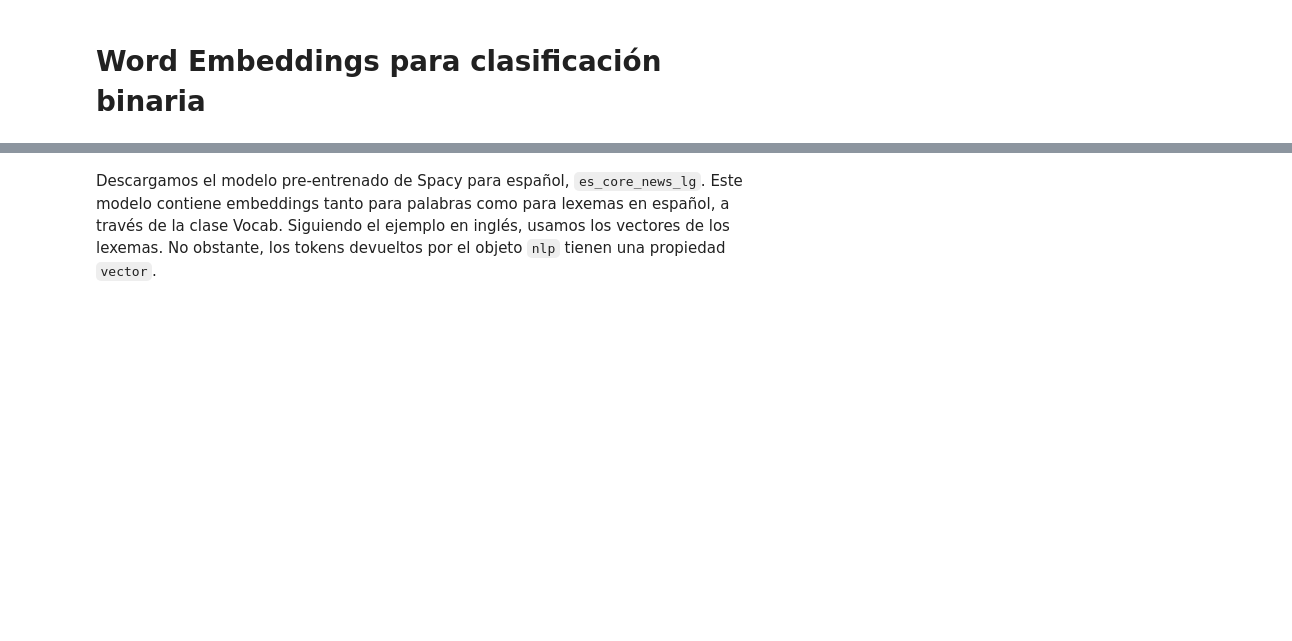
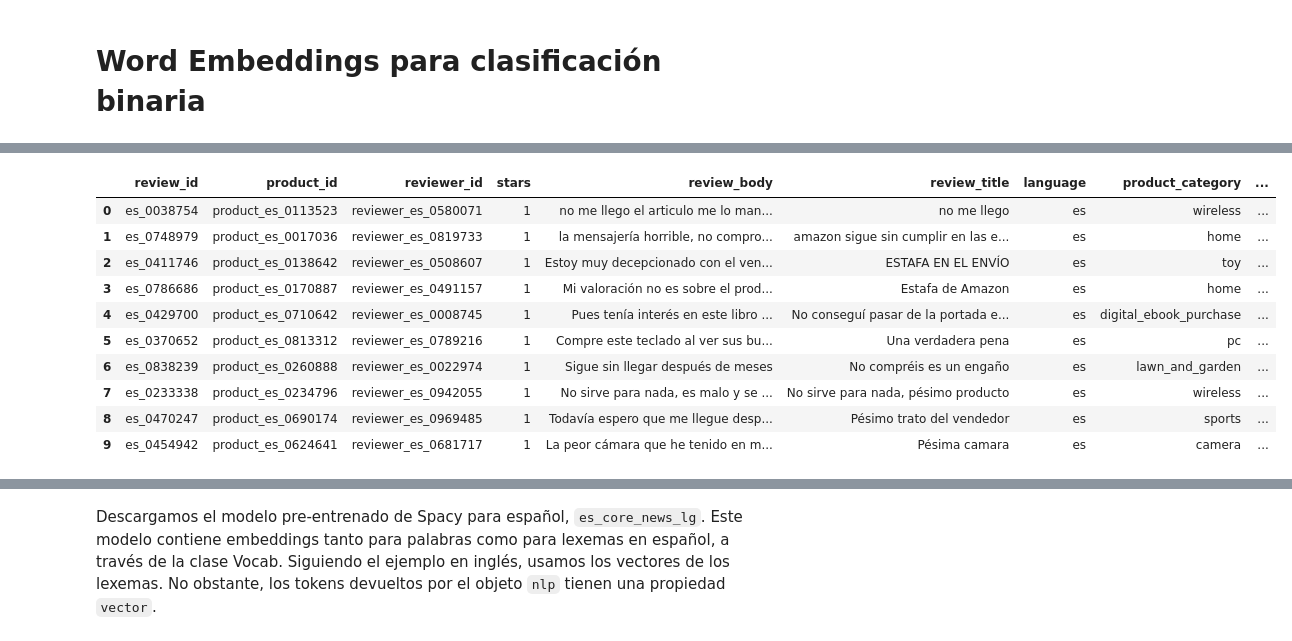
Before and after one commit to ericjardon/machineLearning-UW, a Jupyter notebook: Spanish Text Mining/Word Embeddings.ipynb, the cells around one changed output, grey strips where cells are left out. Saved outputs shown, nothing was run; the diff lists cells and outputs as text; code cells hidden in the pictures; blank space fills up the shorter version.

```diff
--- a/Spanish Text Mining/Word Embeddings.ipynb
+++ b/Spanish Text Mining/Word Embeddings.ipynb
@@ -11,0 +87,3 @@ import string
+# %%
+label_names = ['excelente bien maravilloso', 'decepción feo terrible malo']   # muy influyente en el resultado
+labels = get_label_centroids(label_names, we)
@@ -11,0 +163,16 @@ import string
+# %%
+train_data['label'] = np.where(train_data['stars'] > 3, label_names[0], label_names[1])
+# %%
+train_data.head(10)
+# %% [output]
+|  | review_id | product_id | reviewer_id | stars | review_body | review_title | language | product_category | ... |
+| 0 | es_0038754 | product_es_0113523 | reviewer_es_0580071 | 1 | no me llego el articulo me lo man... | no me llego | es | wireless | ... |
+| 1 | es_0748979 | product_es_0017036 | reviewer_es_0819733 | 1 | la mensajería horrible, no compro... | amazon sigue sin cumplir en las e... | es | home | ... |
+| 2 | es_0411746 | product_es_0138642 | reviewer_es_0508607 | 1 | Estoy muy decepcionado con el ven... | ESTAFA EN EL ENVÍO | es | toy | ... |
+| 3 | es_0786686 | product_es_0170887 | reviewer_es_0491157 | 1 | Mi valoración no es sobre el prod... | Estafa de Amazon | es | home | ... |
+| 4 | es_0429700 | product_es_0710642 | reviewer_es_0008745 | 1 | Pues tenía interés en este libro ... | No conseguí pasar de la portada e... | es | digital_ebook_purchase | ... |
+| 5 | es_0370652 | product_es_0813312 | reviewer_es_0789216 | 1 | Compre este teclado al ver sus bu... | Una verdadera pena | es | pc | ... |
+| 6 | es_0838239 | product_es_0260888 | reviewer_es_0022974 | 1 | Sigue sin llegar después de meses | No compréis es un engaño | es | lawn_and_garden | ... |
+| 7 | es_0233338 | product_es_0234796 | reviewer_es_0942055 | 1 | No sirve para nada, es malo y se ... | No sirve para nada, pésimo producto | es | wireless | ... |
+| 8 | es_0470247 | product_es_0690174 | reviewer_es_0969485 | 1 | Todavía espero que me llegue desp... | Pésimo trato del vendedor | es | sports | ... |
+| 9 | es_0454942 | product_es_0624641 | reviewer_es_0681717 | 1 | La peor cámara que he tenido en m... | Pésima camara | es | camera | ... |
```
Also changed, not shown: parts of 26 cells of this notebook, 2 other files.
